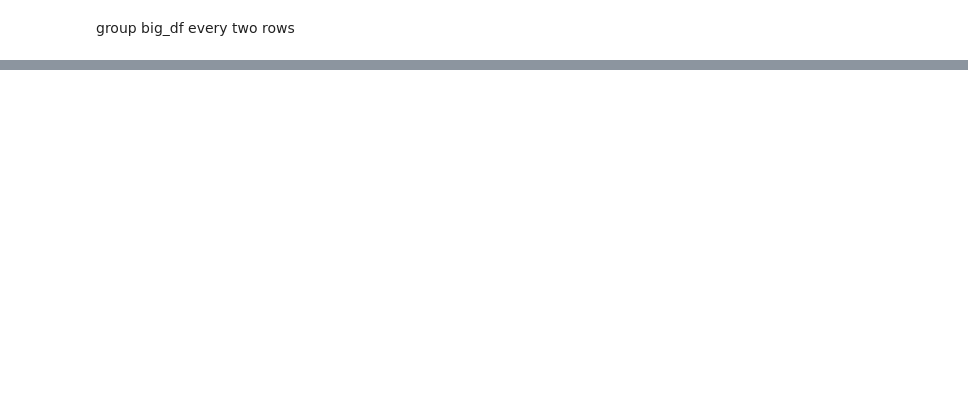
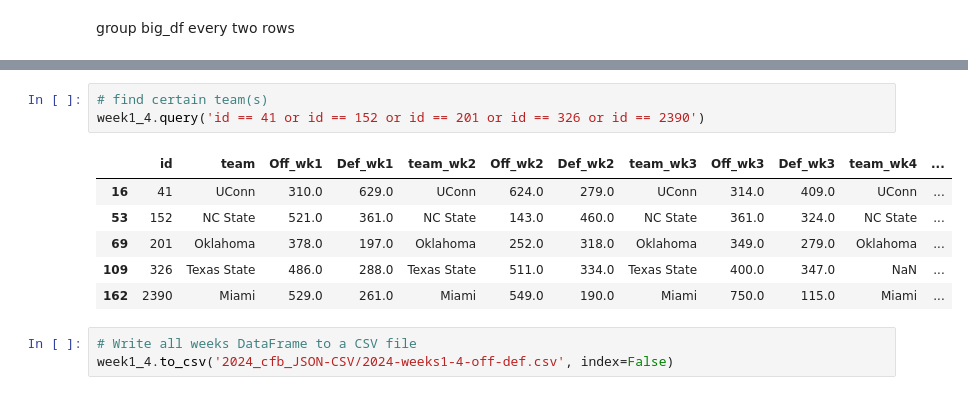
Before and after one commit to r-craig73/cfb_data_wrangling, a Jupyter notebook: cfb_week_detailed_stats_jsons_to_dataframe.ipynb, the cells around one changed output, grey strips where cells are left out. Saved outputs shown, nothing was run; the diff lists cells and outputs as text; blank space fills up the shorter version.

```diff
--- a/cfb_week_detailed_stats_jsons_to_dataframe.ipynb
+++ b/cfb_week_detailed_stats_jsons_to_dataframe.ipynb
@@ -241,0 +288,13 @@ actual_off_def.query('id == 41 or id == 152 or id == 201 or id == 326 or id == 2
+# %%
+# find certain team(s)
+week1_4.query('id == 41 or id == 152 or id == 201 or id == 326 or id == 2390')
+# %% [output]
+|  | id | team | Off_wk1 | Def_wk1 | team_wk2 | Off_wk2 | Def_wk2 | team_wk3 | Off_wk3 | Def_wk3 | team_wk4 | ... |
+| 16 | 41 | UConn | 310.0 | 629.0 | UConn | 624.0 | 279.0 | UConn | 314.0 | 409.0 | UConn | ... |
+| 53 | 152 | NC State | 521.0 | 361.0 | NC State | 143.0 | 460.0 | NC State | 361.0 | 324.0 | NC State | ... |
+| 69 | 201 | Oklahoma | 378.0 | 197.0 | Oklahoma | 252.0 | 318.0 | Oklahoma | 349.0 | 279.0 | Oklahoma | ... |
+| 109 | 326 | Texas State | 486.0 | 288.0 | Texas State | 511.0 | 334.0 | Texas State | 400.0 | 347.0 | NaN | ... |
+| 162 | 2390 | Miami | 529.0 | 261.0 | Miami | 549.0 | 190.0 | Miami | 750.0 | 115.0 | Miami | ... |
+# %%
+# Write all weeks DataFrame to a CSV file
+week1_4.to_csv('2024_cfb_JSON-CSV/2024-weeks1-4-off-def.csv', index=False)
```
Also changed, not shown: parts of 9 cells of this notebook.
